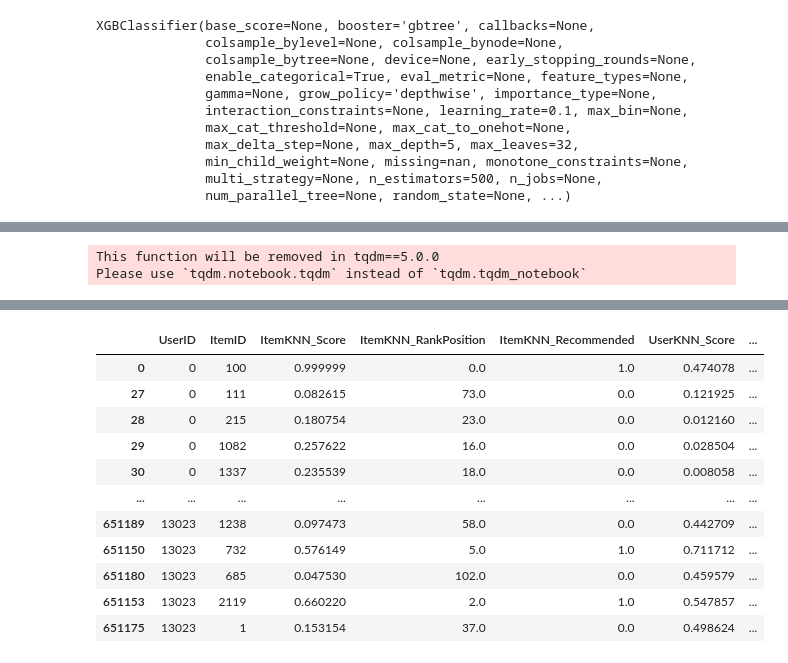
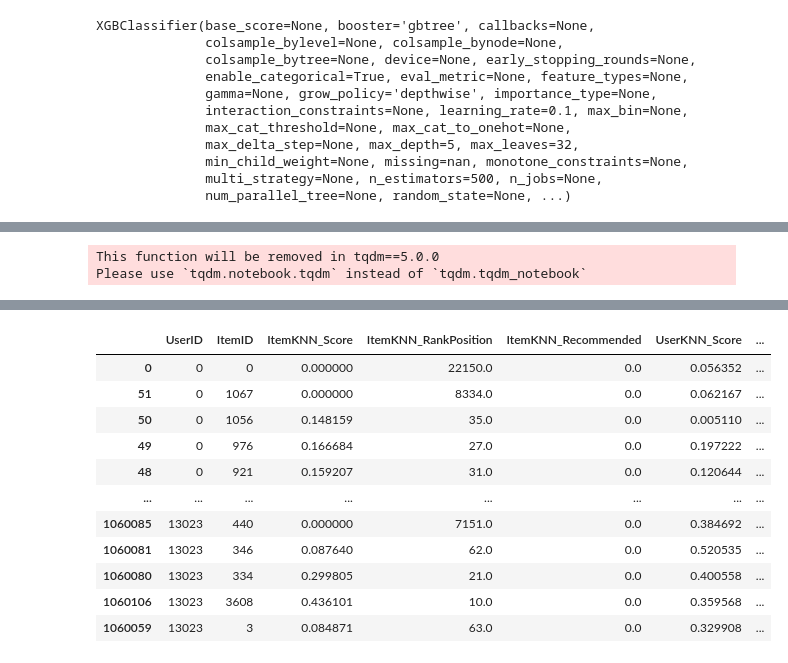
Before and after one commit to CarloSgaravatti/Recsys_Challenge_2023, a Jupyter notebook: challenge_notebooks/xgboost-classifier.ipynb, the cells around one changed output, grey strips where cells are left out. Drawn from its saved outputs; the diff is of its cells as text; code cells hidden in the pictures.

```diff
--- a/challenge_notebooks/xgboost-classifier.ipynb
+++ b/challenge_notebooks/xgboost-classifier.ipynb
@@ -550,3 +569,0 @@ array([    0,     1,     2,    12,     3,     4,     6,     5,     9,
-# %%
-recommended = np.isin(item_list, rank[:10], assume_unique=True)
-recommended.astype(int)
@@ -797,6 +869,9 @@ recommender_object_dict = {
     'SlimBPR': recommender_slim_bpr,
     'EaseR': recommender_ease_r,
     'IALS': recommender_ials,
+    'MultVAE': recommender_vae,
+    'HHP': recommender_hhp,
+    'TWRA': recommender_twra,
     # 'ALS': recommender_als
 }
 # %%
@@ -1143,6 +1276,9 @@ recommender_object_dict = {
     'SlimBPR': recommender_slim_bpr,
     'EaseR': recommender_ease_r,
     'IALS': recommender_ials,
+    'MultVAE': recommender_vae,
+    'HHP': recommender_hhp,
+    'TWRA': recommender_twra,
     # 'ALS': recommender_als
 }
 # %%
@@ -1342,6 +1540,9 @@ recommender_object_dict = {
     'SlimBPR': recommender_slim_bpr,
     'EaseR': recommender_ease_r,
     'IALS': recommender_ials,
+    'MultVAE': recommender_vae,
+    'HHP': recommender_hhp,
+    'TWRA': recommender_twra,
     # 'ALS': recommender_als
 }
 # %%
@@ -1352,7 +1553,10 @@ prediction_dataframe = pd.DataFrame(index=range(0, n_users), columns = ["ItemID"
 prediction_dataframe.index.name='UserID'
 
 for user_id in tqdm.tqdm_notebook(range(n_users)):
-    recommendations = recommender_slim_recall.recommend(user_id, cutoff = cutoff)
+    recommendations_slim = recommender_slim_recall.recommend(user_id, cutoff = cutoff)
+    recommendations_knn = recommender_item_recall.recommend(user_id, cutoff = cutoff)
+    recommendations_rp3 = recommender_rp3_recall.recommend(user_id, cutoff = cutoff)
+    recommendations = np.union1d(recommendations_slim, np.union1d(recommendations_knn, recommendations_rp3))
     prediction_dataframe.loc[user_id, "ItemID"] = recommendations
 
 prediction_dataframe = prediction_dataframe.explode("ItemID")
@@ -1376,6 +1580,50 @@ for label, recommender in tqdm.auto.tqdm(recommender_object_dict.items()):
 
     del scores, linf_scores, rank, positions, recommended
     gc.collect()
+
+item_item_S = recommender_item.W_sparse.toarray()
+for user_id in tqdm.auto.tqdm(range(n_users)):
+    seen_items = URM_train[user_id].nonzero()[1] # check if 0 or 1
+    if len(seen_items) == 0:
+        prediction_dataframe.loc[user_id, "AvgSimilarityToSeenKNN"] = 0
+        prediction_dataframe.loc[user_id, "MaxSimilarityToSeenKNN"] = 0
+        prediction_dataframe.loc[user_id, "MinSimilarityToSeenKNN"] = 0
+        prediction_dataframe.loc[user_id, "StdSimilarityToSeenKNN"] = 0
+        prediction_dataframe.loc[user_id, "SkewSimilarityToSeenKNN"] = 0
+        prediction_dataframe.loc[user_id, "KurtosisSimilarityToSeenKNN"] = 0
+    else:
+        similarities = item_item_S[prediction_dataframe.loc[user_id, "ItemID"].values.astype(int), :][:, seen_items]
+        prediction_dataframe.loc[user_id, "AvgSimilarityToSeenKNN"] = similarities.mean(axis=1).flatten()
+        prediction_dataframe.loc[user_id, "MaxSimilarityToSeenKNN"] = similarities.max(axis=1).flatten()
+        prediction_dataframe.loc[user_id, "MinSimilarityToSeenKNN"] = similarities.min(axis=1).flatten()
+        prediction_dataframe.loc[user_id, "StdSimilarityToSeenKNN"] = similarities.std(axis=1).flatten()
+        prediction_dataframe.loc[user_id, "SkewSimilarityToSeenKNN"] = stats.skew(similarities, axis=1)
+        prediction_dataframe.loc[user_id, "KurtosisSimilarityToSeenKNN"] = stats.kurtosis(similarities, axis=1)
+
+del item_item_S
+gc.collect()
+
+item_item_S = recommender_rp3.W_sparse.toarray()
+for user_id in tqdm.auto.tqdm(range(n_users)):
+    seen_items = URM_train[user_id].nonzero()[1] # check if 0 or 1
+    if len(seen_items) == 0:
+        prediction_dataframe.loc[user_id, "AvgSimilarityToSeenRP3"] = 0
+        prediction_dataframe.loc[user_id, "MaxSimilarityToSeenRP3"] = 0
+        prediction_dataframe.loc[user_id, "MinSimilarityToSeenRP3"] = 0
+        prediction_dataframe.loc[user_id, "StdSimilarityToSeenRP3"] = 0
+        prediction_dataframe.loc[user_id, "SkewSimilarityToSeenRP3"] = 0
+        prediction_dataframe.loc[user_id, "KurtosisSimilarityToSeenRP3"] = 0
+    else:
+        similarities = item_item_S[prediction_dataframe.loc[user_id, "ItemID"].values.astype(int), :][:, seen_items]
+        prediction_dataframe.loc[user_id, "AvgSimilarityToSeenRP3"] = similarities.mean(axis=1).flatten()
+        prediction_dataframe.loc[user_id, "MaxSimilarityToSeenRP3"] = similarities.max(axis=1).flatten()
+        prediction_dataframe.loc[user_id, "MinSimilarityToSeenRP3"] = similarities.min(axis=1).flatten()
+        prediction_dataframe.loc[user_id, "StdSimilarityToSeenRP3"] = similarities.std(axis=1).flatten()
+        prediction_dataframe.loc[user_id, "SkewSimilarityToSeenRP3"] = stats.skew(similarities, axis=1)
+        prediction_dataframe.loc[user_id, "KurtosisSimilarityToSeenRP3"] = stats.kurtosis(similarities, axis=1)
+
+del item_item_S
+gc.collect()
 
 prediction_dataframe = prediction_dataframe.reset_index()
 prediction_dataframe = prediction_dataframe.rename(columns = {"index": "UserID"})
@@ -1419,12 +1671,12 @@ Please use `tqdm.notebook.tqdm` instead of `tqdm.tqdm_notebook`
 |  | UserID | ItemID | ItemKNN_Score | ItemKNN_RankPosition | ItemKNN_Recommended | UserKNN_Score | ... |
-| 0 | 0 | 100 | 0.999999 | 0.0 | 1.0 | 0.474078 | ... |
-| 27 | 0 | 111 | 0.082615 | 73.0 | 0.0 | 0.121925 | ... |
-| 28 | 0 | 215 | 0.180754 | 23.0 | 0.0 | 0.012160 | ... |
-| 29 | 0 | 1082 | 0.257622 | 16.0 | 0.0 | 0.028504 | ... |
-| 30 | 0 | 1337 | 0.235539 | 18.0 | 0.0 | 0.008058 | ... |
+| 0 | 0 | 0 | 0.000000 | 22150.0 | 0.0 | 0.056352 | ... |
+| 51 | 0 | 1067 | 0.000000 | 8334.0 | 0.0 | 0.062167 | ... |
+| 50 | 0 | 1056 | 0.148159 | 35.0 | 0.0 | 0.005110 | ... |
+| 49 | 0 | 976 | 0.166684 | 27.0 | 0.0 | 0.197222 | ... |
+| 48 | 0 | 921 | 0.159207 | 31.0 | 0.0 | 0.120644 | ... |
 | ... | ... | ... | ... | ... | ... | ... | ... |
-| 651189 | 13023 | 1238 | 0.097473 | 58.0 | 0.0 | 0.442709 | ... |
-| 651150 | 13023 | 732 | 0.576149 | 5.0 | 1.0 | 0.711712 | ... |
-| 651180 | 13023 | 685 | 0.047530 | 102.0 | 0.0 | 0.459579 | ... |
-| 651153 | 13023 | 2119 | 0.660220 | 2.0 | 1.0 | 0.547857 | ... |
-| 651175 | 13023 | 1 | 0.153154 | 37.0 | 0.0 | 0.498624 | ... |
+| 1060085 | 13023 | 440 | 0.000000 | 7151.0 | 0.0 | 0.384692 | ... |
+| 1060081 | 13023 | 346 | 0.087640 | 62.0 | 0.0 | 0.520535 | ... |
+| 1060080 | 13023 | 334 | 0.299805 | 21.0 | 0.0 | 0.400558 | ... |
+| 1060106 | 13023 | 3608 | 0.436101 | 10.0 | 0.0 | 0.359568 | ... |
+| 1060059 | 13023 | 3 | 0.084871 | 63.0 | 0.0 | 0.329908 | ... |
```
Also changed, not shown: parts of 38 cells of this notebook.
